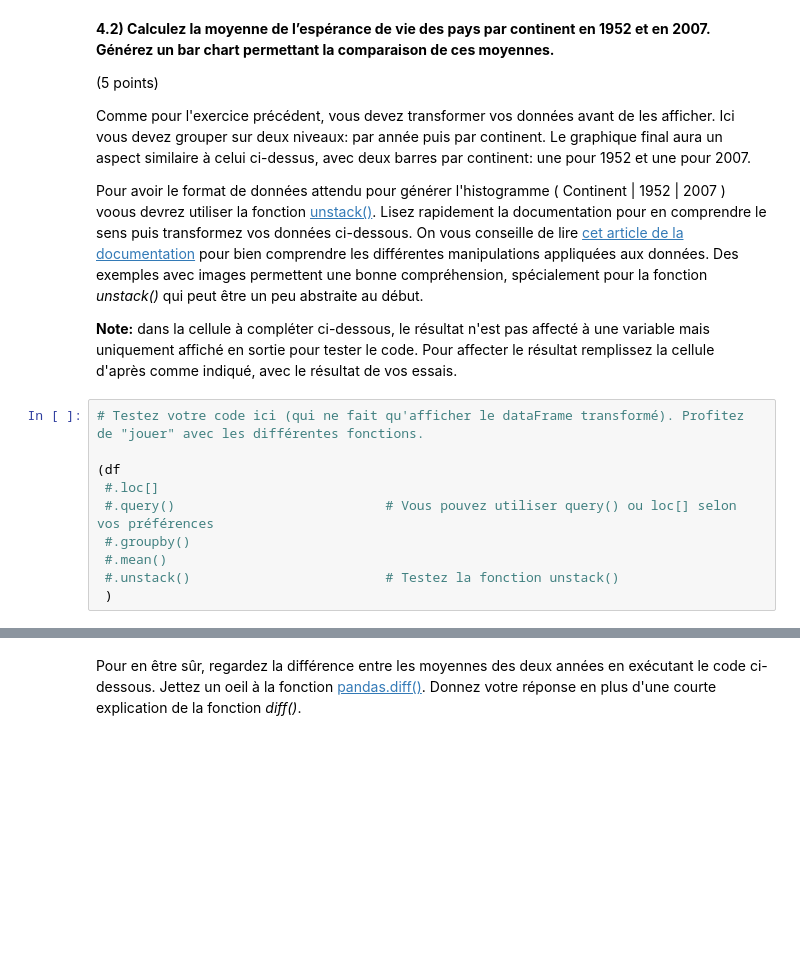
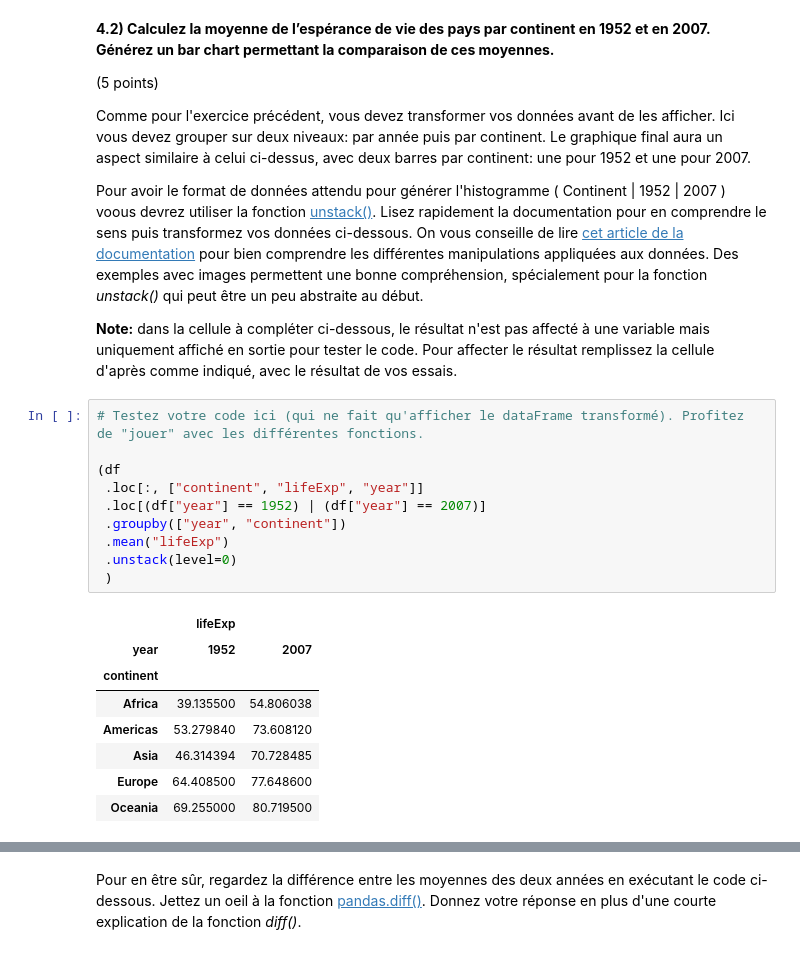
Before and after one commit to Forestierr/heig-vd, a Jupyter notebook: cours/ISD/tp_2/TP2_ISD_SA2022_Forestier_Robin.ipynb, the cells around one changed output, grey strips where cells are left out. Saved outputs shown, nothing was run; the diff lists cells and outputs as text; blank space fills up the shorter version.

```diff
--- a/cours/ISD/tp_2/TP2_ISD_SA2022_Forestier_Robin.ipynb
+++ b/cours/ISD/tp_2/TP2_ISD_SA2022_Forestier_Robin.ipynb
@@ -382,13 +394,22 @@ Pour avoir le format de données attendu pour générer l'histogramme ( Continen
 # %%
 # Testez votre code ici (qui ne fait qu'afficher le dataFrame transformé). Profitez de "jouer" avec les différentes fonctions.
 
 (df
- #.loc[]
- #.query()                           # Vous pouvez utiliser query() ou loc[] selon vos préférences
- #.groupby()
- #.mean()
- #.unstack()                         # Testez la fonction unstack()
+ .loc[:, ["continent", "lifeExp", "year"]]
+ .loc[(df["year"] == 1952) | (df["year"] == 2007)]
+ .groupby(["year", "continent"])
+ .mean("lifeExp")
+ .unstack(level=0)
  )
+# %% [output]
+|  | lifeExp |  |
+| year | 1952 | 2007 |
+| continent |  |  |
+| Africa | 39.135500 | 54.806038 |
+| Americas | 53.279840 | 73.608120 |
+| Asia | 46.314394 | 70.728485 |
+| Europe | 64.408500 | 77.648600 |
+| Oceania | 69.255000 | 80.719500 |
 # %%
 # Ajoutez votre code ici pour créer le dataFrame df_life_exp. Sans modification il sera égal à df
 
```
Also changed, not shown: parts of 14 cells of this notebook.
